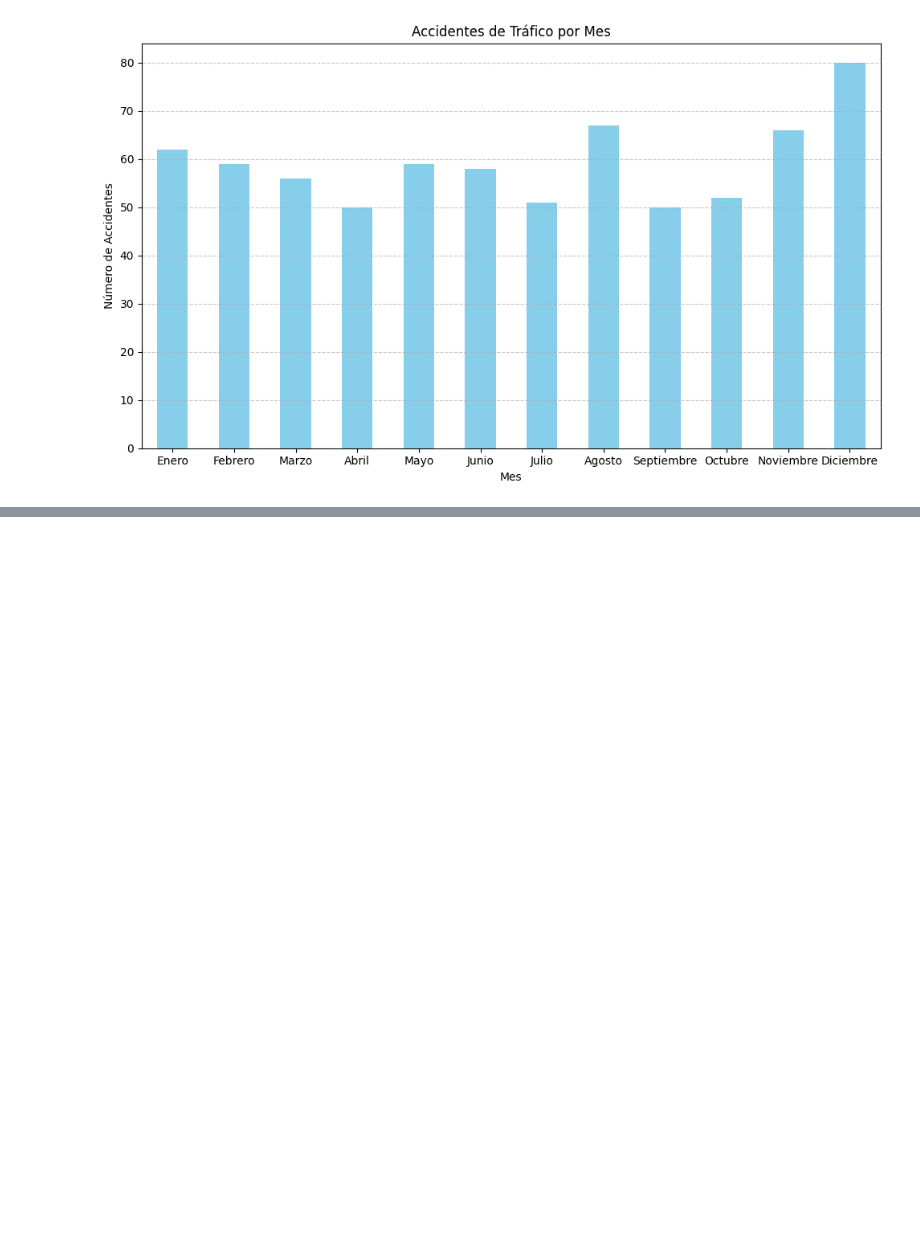
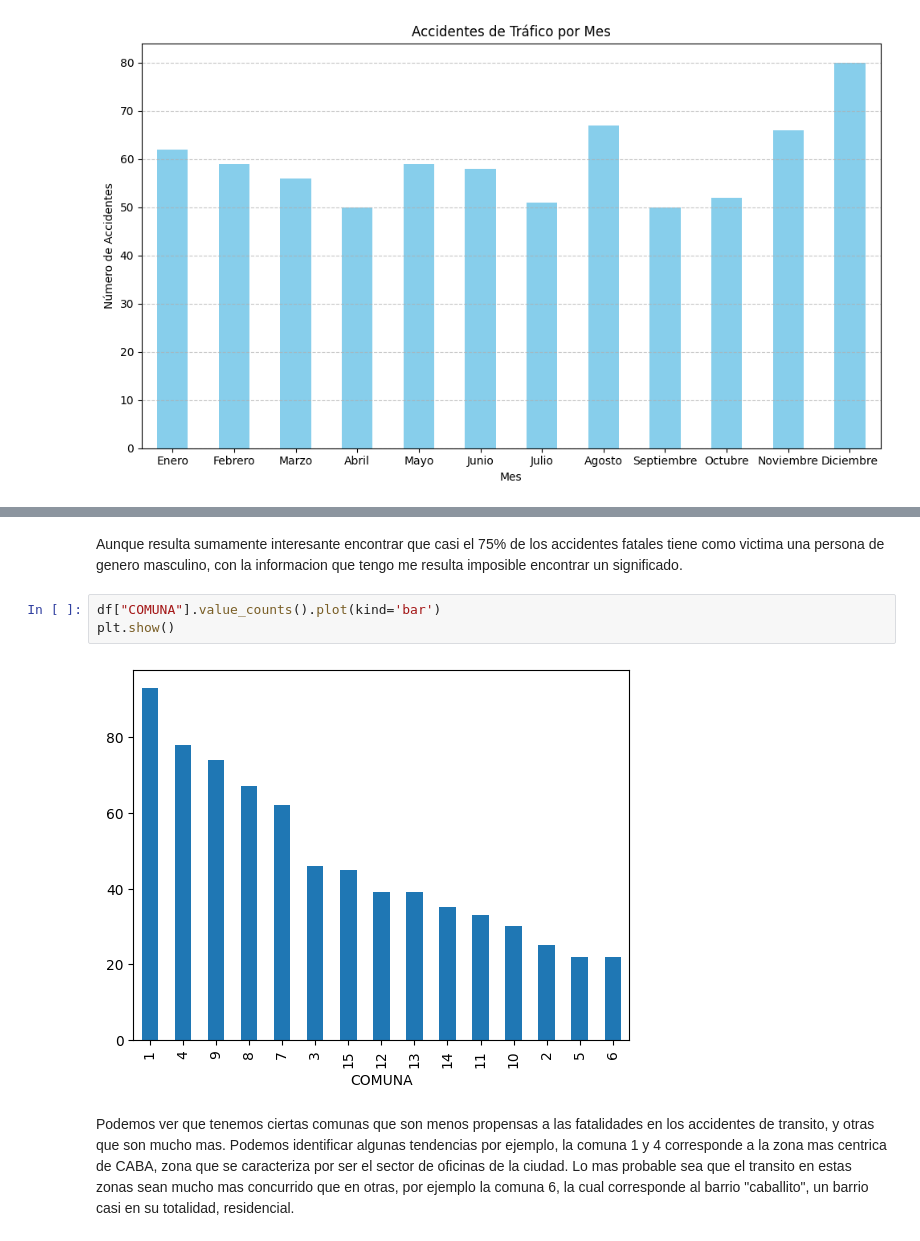
Before and after one commit to gomezgaston/Accidentes_CABA, a Jupyter notebook: EDA.ipynb, the cells around one changed output, grey strips where cells are left out. Drawn from its saved outputs; the diff is of its cells as text; blank space fills up the shorter version.

```diff
--- a/EDA.ipynb
+++ b/EDA.ipynb
@@ -240,0 +311,9 @@ Pareciera que la fecha, ya sea agrupando por año o por mes, no es una variable
+# %% [markdown]
+Aunque resulta sumamente interesante encontrar que casi el 75% de los accidentes fatales tiene como victima una persona de genero masculino, con la informacion que tengo me resulta imposible encontrar un significado.
+# %%
+df["COMUNA"].value_counts().plot(kind='bar')
+plt.show()
+# %% [output]
+[figure, added]
+# %% [markdown]
+Podemos ver que tenemos ciertas comunas que son menos propensas a las fatalidades en los accidentes de transito, y otras que son mucho mas. Podemos identificar algunas tendencias por ejemplo, la comuna 1 y 4 corresponde a la zona mas centrica de CABA, zona que se caracteriza por ser el sector de oficinas de la ciudad. Lo mas probable sea que el transito en estas zonas sean mucho mas concurrido que en otras, por ejemplo la comuna 6, la cual corresponde al barrio "caballito", un barrio casi en su totalidad, residencial.
```
Also changed, not shown: parts of 6 cells of this notebook, 2 other files.
